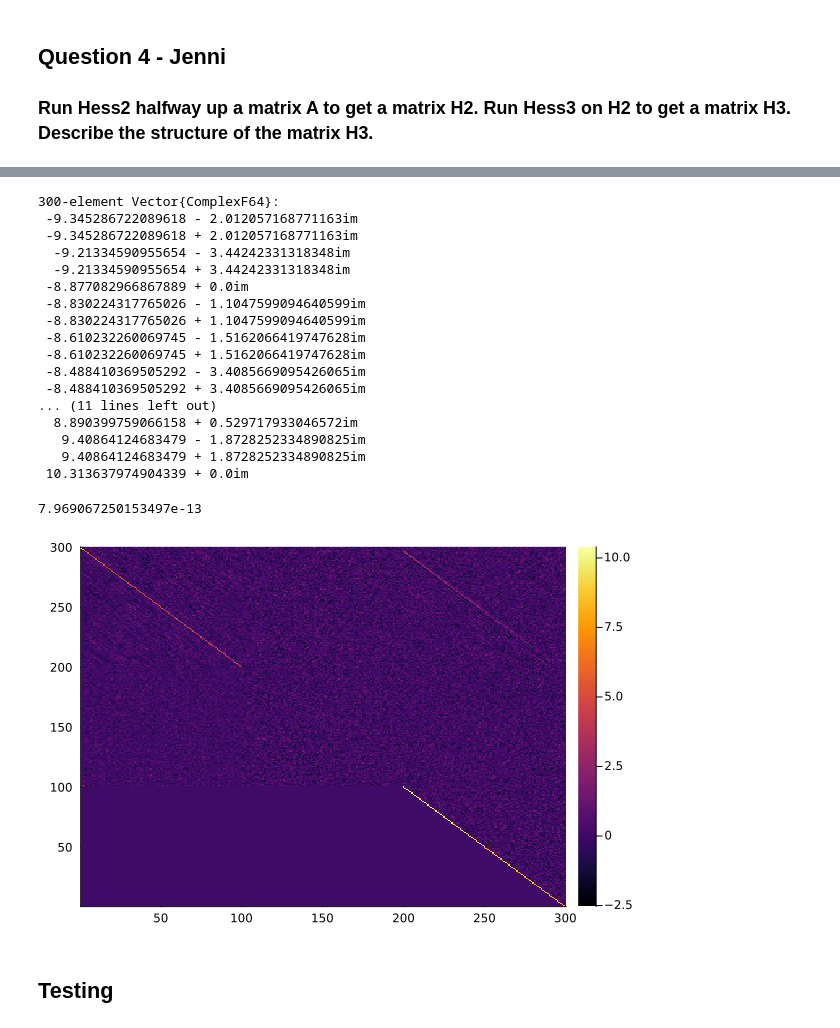
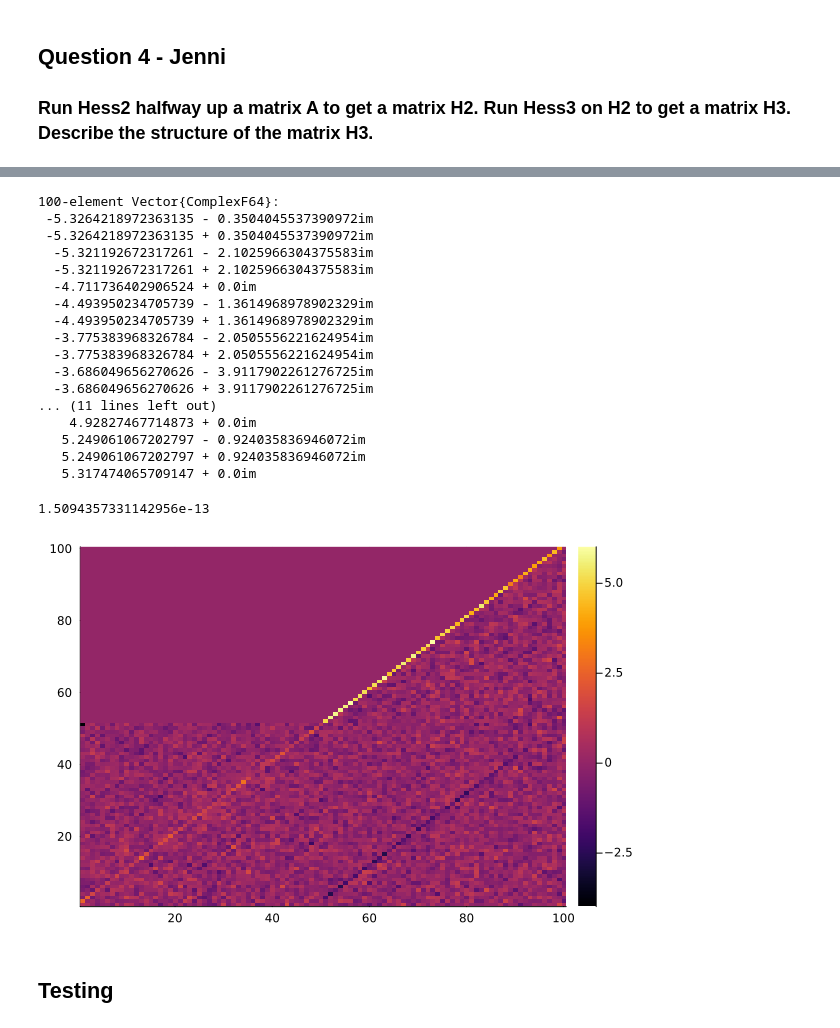
Before and after one commit to Irrodrig05/MA2600, a Jupyter notebook: HessenbergAssignment.ipynb, the cells around one changed output, grey strips where cells are left out. Drawn from its saved outputs; the diff is of its cells as text; code cells hidden in the pictures.

```diff
--- a/HessenbergAssignment.ipynb
+++ b/HessenbergAssignment.ipynb
@@ -52,7 +52,7 @@ function Hess2(A,m,n)
         H = Q * H * Q';
     end
 
-    display(triu(H,-1))
+    display(H)
     display(eigvals(A))
     display(eigvals(H))
     display(norm(eigvals(H)-eigvals(A)))
@@ -90,6 +90,7 @@ Hess3 (generic function with 2 methods)
 ## Question 4 - Jenni
 ### Run Hess2 halfway up a matrix A to get a matrix H2.  Run Hess3 on H2 to get a matrix H3. Describe the structure of the matrix H3.
 # %%
-m = 300;
+m = 100;
 A = rand(Uniform(-1.0, 1.0), (m, m))
+heatmap(A)
 # %% [output]
@@ -113,4 +98,4 @@ A = rand(Uniform(-1.0, 1.0), (m, m))
 # %%
-L=Hess2(A,m,100)
-heatmap(L[end:-1:1, 1:1:end])
+L=Hess2(A,m,49)
+heatmap(L)
 # %% [output]
@@ -170,4 +155,4 @@ heatmap(L[end:-1:1, 1:1:end])
 # %%
-G=Hess3(A,m,100)
-heatmap(G[end:-1:1, 1:1:end])
+G=Hess3(L,m,49)
+heatmap(G)
 # %% [output]
@@ -208,22 +193,22 @@ heatmap(G[end:-1:1, 1:1:end])
-300-element Vector{ComplexF64}:
- -9.345286722089618 - 2.012057168771163im
- -9.345286722089618 + 2.012057168771163im
-  -9.21334590955654 - 3.44242331318348im
-  -9.21334590955654 + 3.44242331318348im
- -8.877082966867889 + 0.0im
- -8.830224317765026 - 1.1047599094640599im
- -8.830224317765026 + 1.1047599094640599im
- -8.610232260069745 - 1.5162066419747628im
- -8.610232260069745 + 1.5162066419747628im
- -8.488410369505292 - 3.4085669095426065im
- -8.488410369505292 + 3.4085669095426065im
+100-element Vector{ComplexF64}:
+ -5.3264218972363135 - 0.3504045537390972im
+ -5.3264218972363135 + 0.3504045537390972im
+  -5.321192672317261 - 2.1025966304375583im
+  -5.321192672317261 + 2.1025966304375583im
+  -4.711736402906524 + 0.0im
+  -4.493950234705739 - 1.3614968978902329im
+  -4.493950234705739 + 1.3614968978902329im
+  -3.775383968326784 - 2.0505556221624954im
+  -3.775383968326784 + 2.0505556221624954im
+  -3.686049656270626 - 3.9117902261276725im
+  -3.686049656270626 + 3.9117902261276725im
 ... (11 lines left out)
-  8.890399759066158 + 0.529717933046572im
-   9.40864124683479 - 1.8728252334890825im
-   9.40864124683479 + 1.8728252334890825im
- 10.313637974904339 + 0.0im
+    4.92827467714873 + 0.0im
+   5.249061067202797 - 0.924035836946072im
+   5.249061067202797 + 0.924035836946072im
+   5.317474065709147 + 0.0im
-7.969067250153497e-13
+1.5094357331142956e-13
-[figure, old version]
+[figure, new version]
 # %% [markdown]
 ## Testing
 # %%
```
Also changed, not shown: parts of 6 cells of this notebook.
